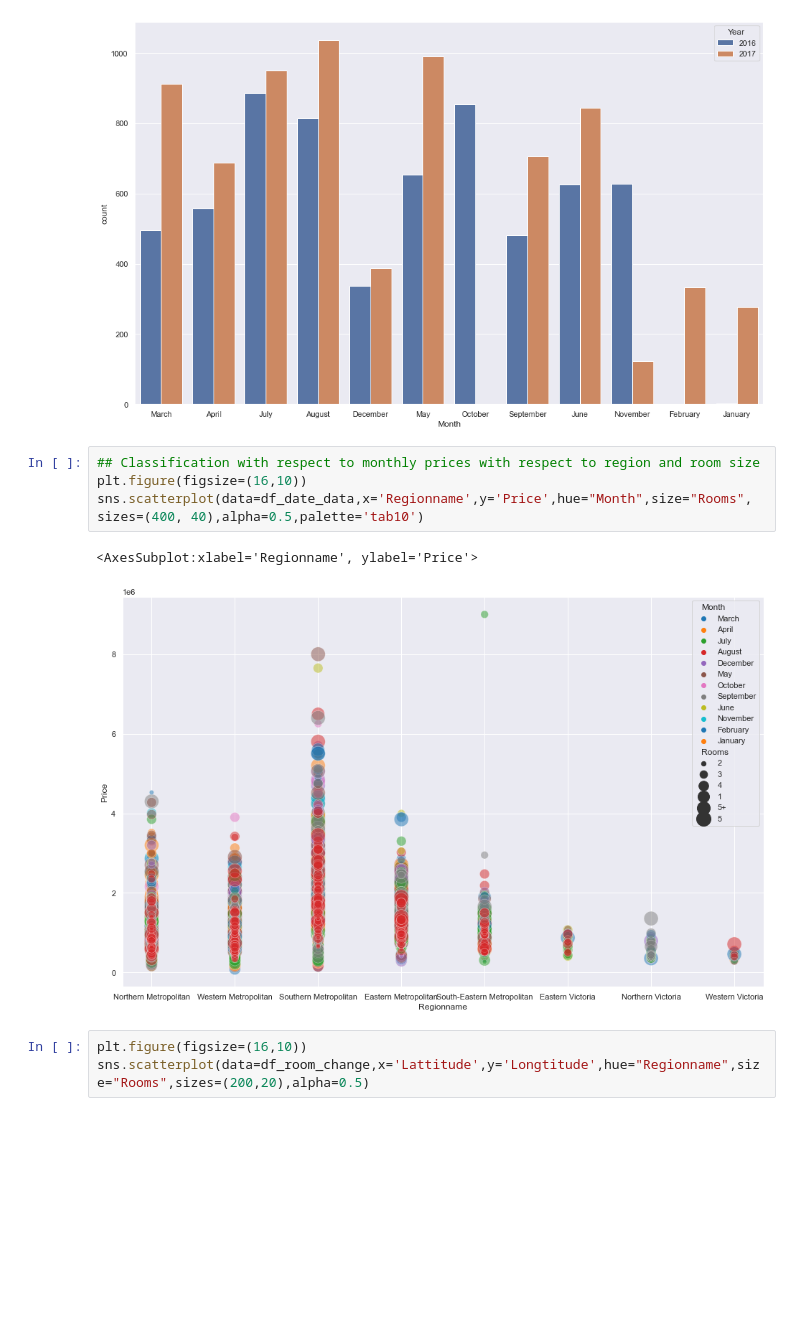
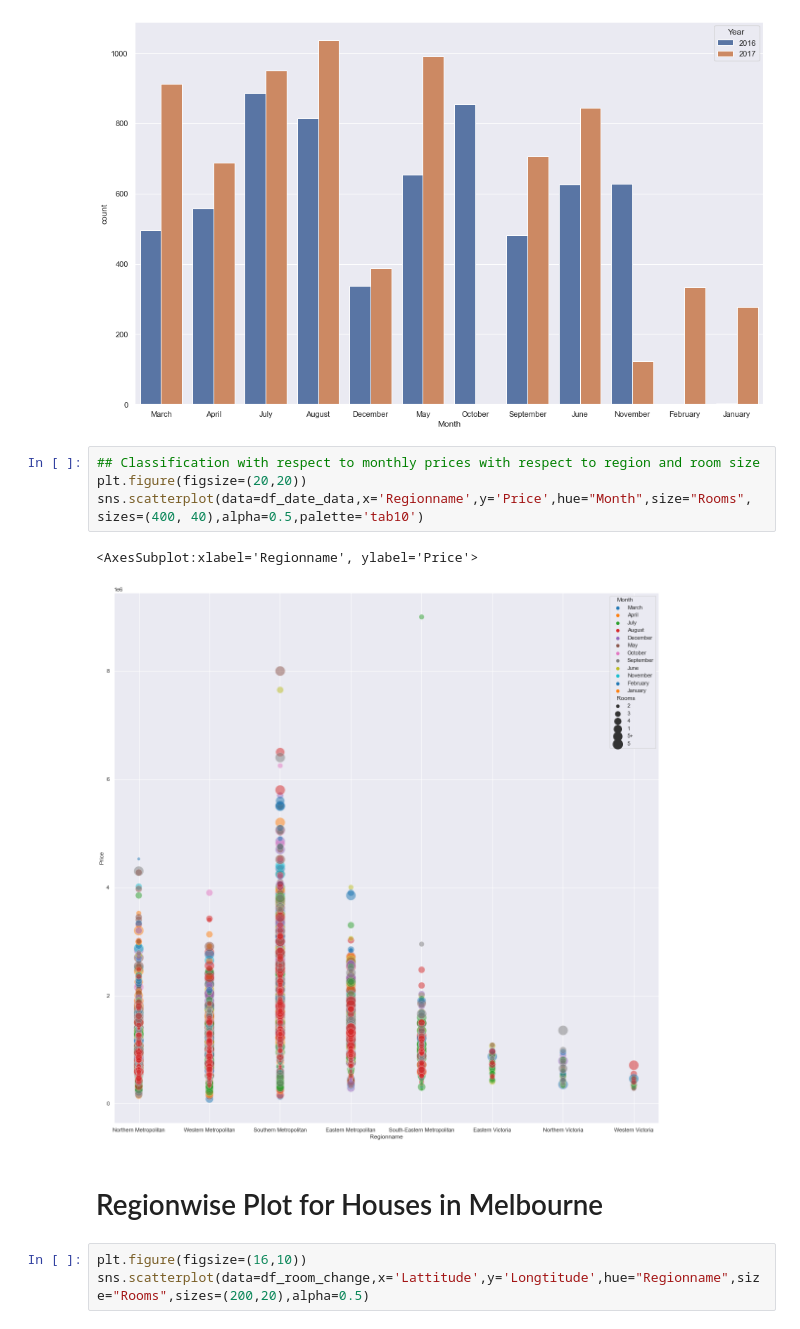
Before and after one commit to vaibhavpharate/melbourne_housing_1, a Jupyter notebook: report_book.ipynb, the cells around one changed output. Drawn from its saved outputs; the diff is of its cells as text; blank space fills up the shorter version.

```diff
--- a/report_book.ipynb
+++ b/report_book.ipynb
@@ -248,11 +248,13 @@ plt.show()
 [figure]
 # %%
 ## Classification with respect to monthly prices with respect to region and room size
-plt.figure(figsize=(16,10))
+plt.figure(figsize=(20,20))
 sns.scatterplot(data=df_date_data,x='Regionname',y='Price',hue="Month",size="Rooms", sizes=(400, 40),alpha=0.5,palette='tab10')
 # %% [output]
 <AxesSubplot:xlabel='Regionname', ylabel='Price'>
-[figure, old version]
+[figure, new version]
+# %% [markdown]
+# Regionwise Plot for Houses in Melbourne
 # %%
 plt.figure(figsize=(16,10))
 sns.scatterplot(data=df_room_change,x='Lattitude',y='Longtitude',hue="Regionname",size="Rooms",sizes=(200,20),alpha=0.5)
```
Also changed, not shown: parts of 2 cells of this notebook.
